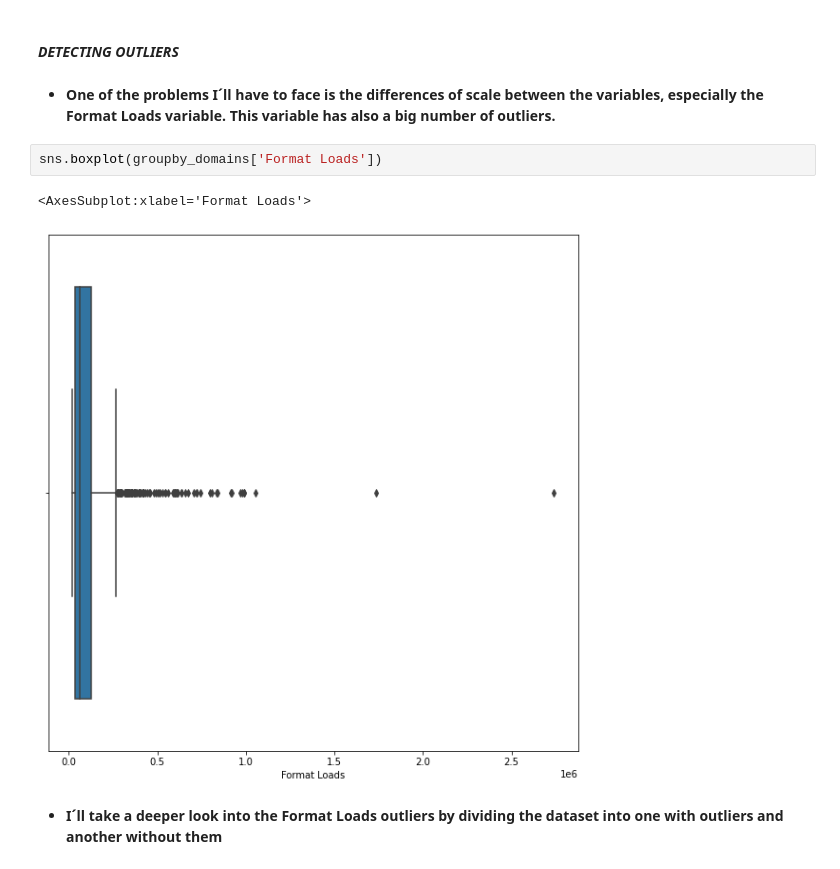
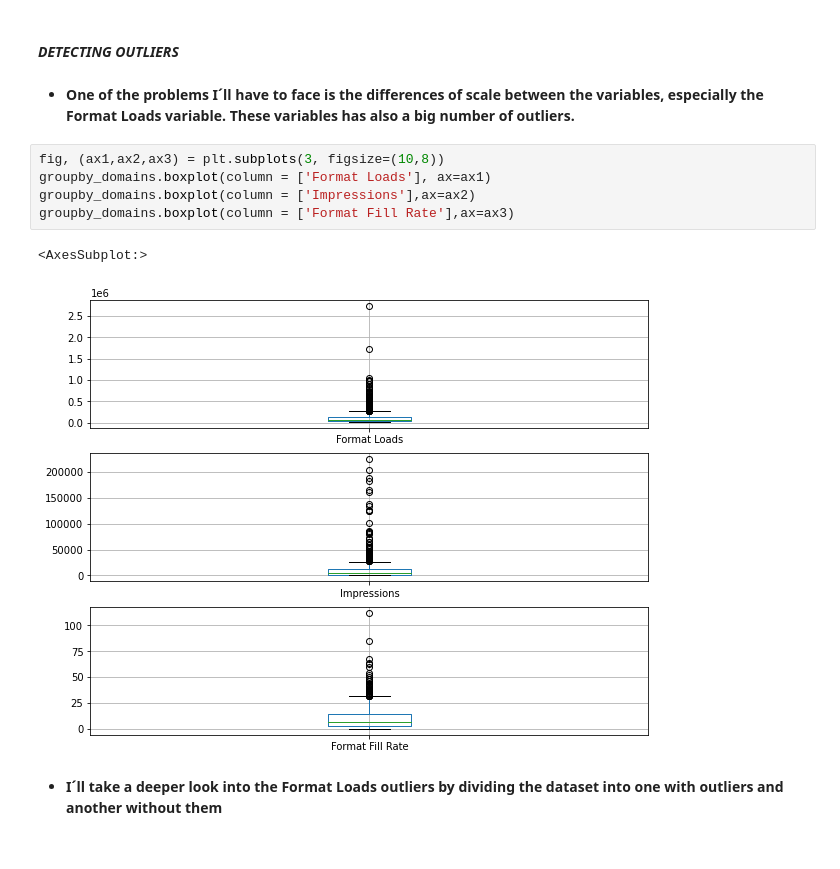
Before and after one commit to rfisla/FINAL-PROJECT-OF-KSCHOOL-MASTER, a Jupyter notebook: 1. Full Data Interpretation.ipynb, the cells around one changed output. Drawn from its saved outputs; the diff is of its cells as text.

```diff
--- a/1. Full Data Interpretation.ipynb
+++ b/1. Full Data Interpretation.ipynb
@@ -592,12 +606,15 @@ trends_bycontinent.save('Graphs/trends_bycontinent.html')
 # %% [markdown]
 #### ***DETECTING OUTLIERS***
 # %% [markdown]
-- **One of the problems I´ll have to face is the differences of scale between the variables, especially the Format Loads variable. This variable has also a big number of outliers.**
+- **One of the problems I´ll have to face is the differences of scale between the variables, especially the Format Loads variable. These variables has also a big number of outliers.**
-# %%
-sns.boxplot(groupby_domains['Format Loads'])
-# %% [output]
-<AxesSubplot:xlabel='Format Loads'>
-[figure, removed]
+# %%
+fig, (ax1,ax2,ax3) = plt.subplots(3, figsize=(10,8))
+groupby_domains.boxplot(column = ['Format Loads'], ax=ax1)
+groupby_domains.boxplot(column = ['Impressions'],ax=ax2)
+groupby_domains.boxplot(column = ['Format Fill Rate'],ax=ax3)
+# %% [output]
+<AxesSubplot:>
+[figure, added]
 # %% [markdown]
 - **I´ll take a deeper look into the Format Loads outliers by dividing the dataset into one with outliers and another without them**
 # %%
```
Also changed, not shown: parts of 16 cells of this notebook.
